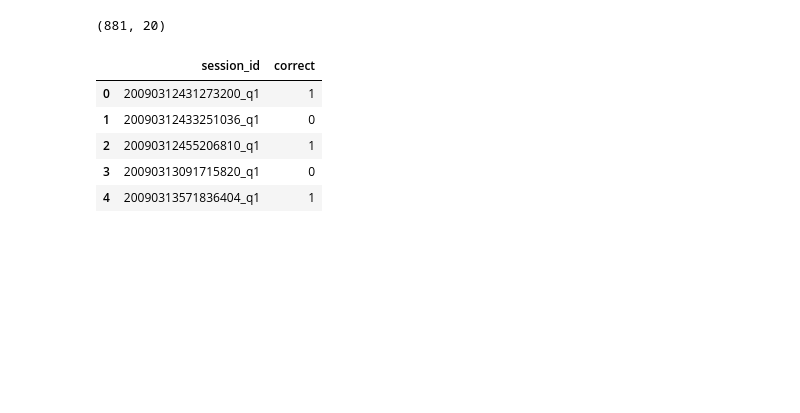
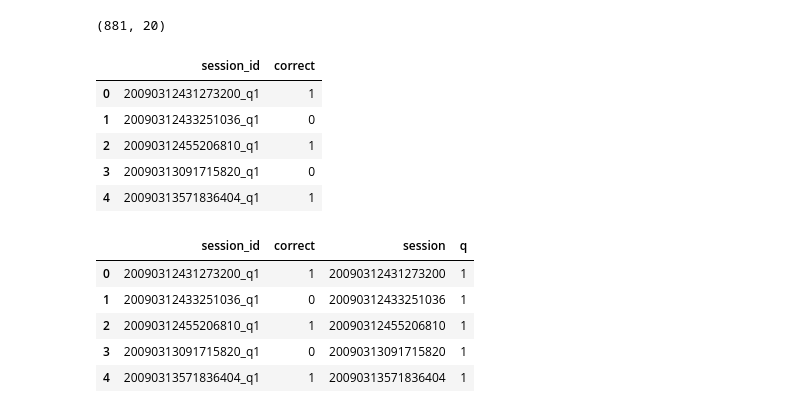
Before and after one commit to Kaggle-Project-TUC-DS/student-performance, a Jupyter notebook: notebooks/playing_with_the_data.ipynb, the cells around one changed output. Drawn from its saved outputs; the diff is of its cells as text; code cells hidden in the pictures; blank space fills up the shorter version.

```diff
--- a/notebooks/playing_with_the_data.ipynb
+++ b/notebooks/playing_with_the_data.ipynb
@@ -91,3 +91,14 @@ labels.head(5)
 | 2 | 20090312455206810_q1 | 1 |
 | 3 | 20090313091715820_q1 | 0 |
 | 4 | 20090313571836404_q1 | 1 |
+# %%
+labels['session'] = labels.session_id.apply(lambda x: int(x.split('_')[0]) )
+labels['q'] = labels.session_id.apply(lambda x: int(x.split('_')[-1][1:]) )
+labels.head(5)
+# %% [output]
+|  | session_id | correct | session | q |
+| 0 | 20090312431273200_q1 | 1 | 20090312431273200 | 1 |
+| 1 | 20090312433251036_q1 | 0 | 20090312433251036 | 1 |
+| 2 | 20090312455206810_q1 | 1 | 20090312455206810 | 1 |
+| 3 | 20090313091715820_q1 | 0 | 20090313091715820 | 1 |
+| 4 | 20090313571836404_q1 | 1 | 20090313571836404 | 1 |
```
Also changed, not shown: parts of 3 cells of this notebook.
